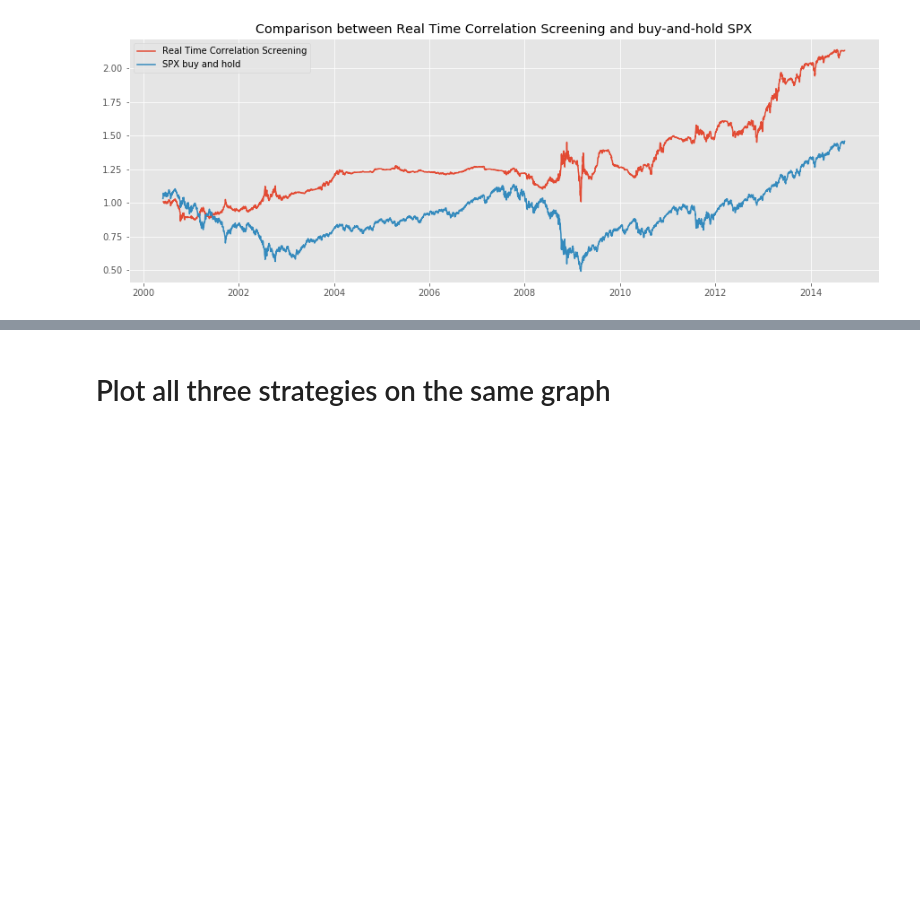
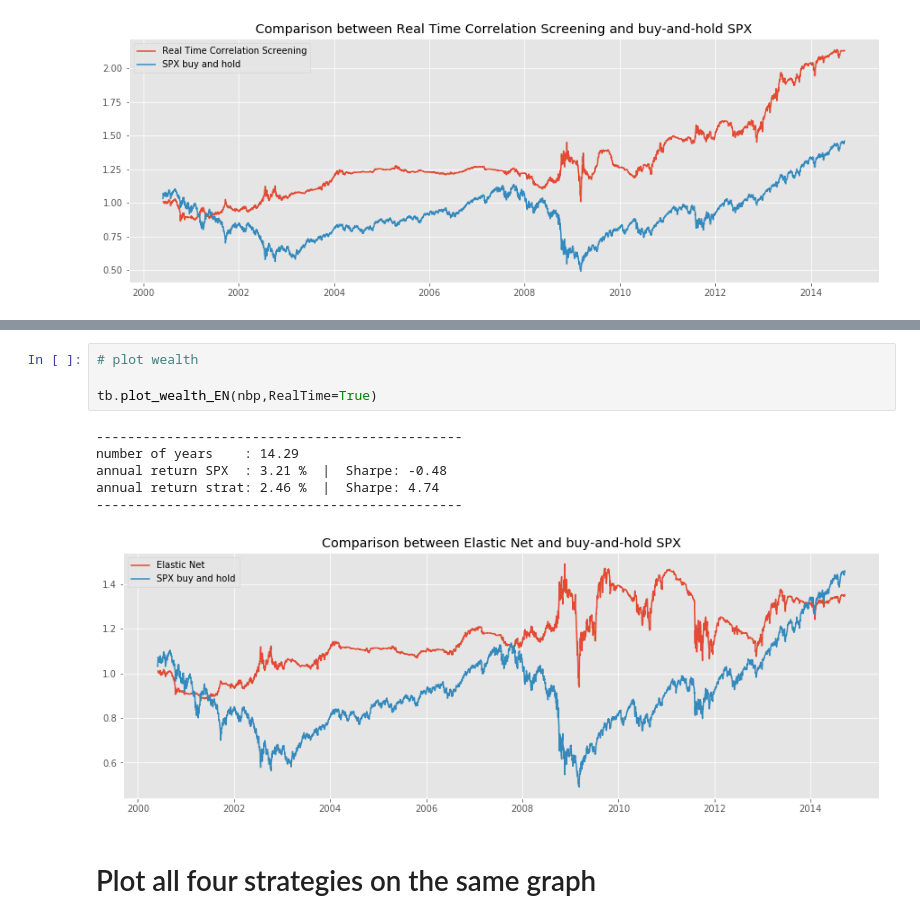
Before and after one commit to rmfeng/dsqfltproject, a Jupyter notebook: notebooks/all_methods.ipynb, the cells around one changed output, grey strips where cells are left out. Drawn from its saved outputs; the diff is of its cells as text; blank space fills up the shorter version.

```diff
--- a/notebooks/corr_screening_regression.ipynb
+++ b/notebooks/all_methods.ipynb
@@ -165,5 +178,16 @@ annual return strat: 7.93 %  |  Sharpe: 2.07
+# %%
+# plot wealth
+
+tb.plot_wealth_EN(nbp,RealTime=True)
+# %% [output]
+-----------------------------------------------
+number of years    : 14.29
+annual return SPX  : 3.21 %  |  Sharpe: -0.48
+annual return strat: 2.46 %  |  Sharpe: 4.74
+-----------------------------------------------
+[figure, added]
 # %% [markdown]
-# Plot all three strategies on the same graph
+# Plot all four strategies on the same graph
 # %%
 tb.plot_wealth_all(nbp)
 # %% [output]
```
Also changed, not shown: parts of 6 cells of this notebook, 5 other files.
